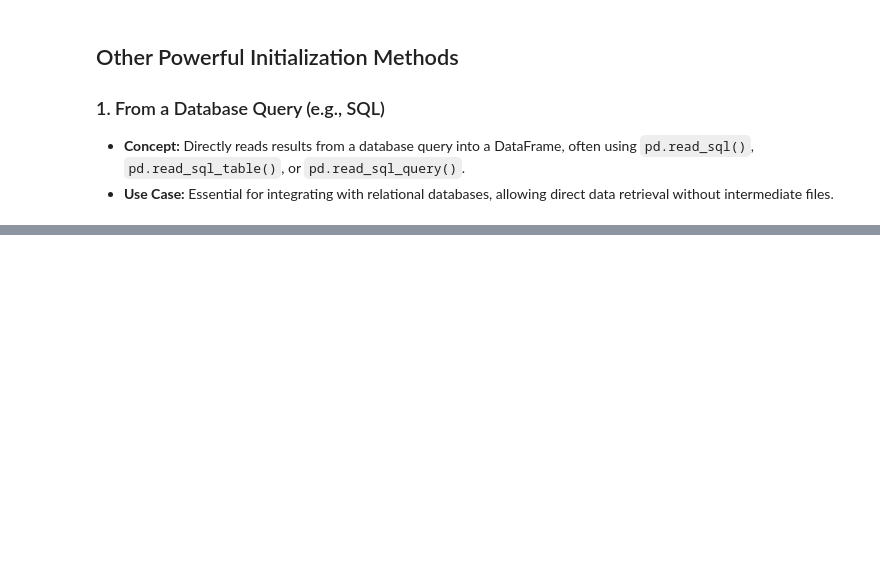
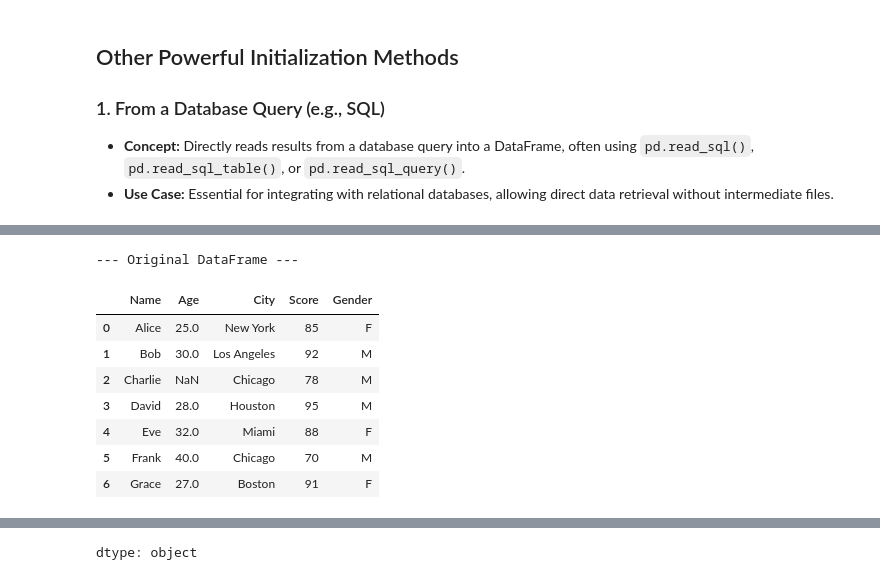
Before and after one commit to venkatbabukr/AllProjects, a Jupyter notebook: Scaler/Modules/Pandas_Buzz_Terms,_Nuances.ipynb, the cells around one changed output, grey strips where cells are left out. Cells and saved outputs as stored; diff of their text form; code cells hidden in the pictures; blank space fills up the shorter version.

```diff
--- a/Scaler/Modules/Pandas_Buzz_Terms,_Nuances.ipynb
+++ b/Scaler/Modules/Pandas_Buzz_Terms,_Nuances.ipynb
@@ -202,0 +619,79 @@ Index: []
+# %%
+import pandas as pd
+import numpy as np
+
+# Re-create the sample DataFrame for demonstration
+data = {
+    'Name': ['Alice', 'Bob', 'Charlie', 'David', 'Eve', 'Frank', 'Grace'],
+    'Age': [25, 30, np.nan, 28, 32, 40, 27],
+    'City': ['New York', 'Los Angeles', 'Chicago', 'Houston', 'Miami', 'Chicago', 'Boston'],
+    'Score': [85, 92, 78, 95, 88, 70, 91],
+    'Gender': ['F', 'M', 'M', 'M', 'F', 'M', 'F']
+}
+df = pd.DataFrame(data)
+
+print("--- Original DataFrame ---")
+display(df)
+print("\n" + "="*40 + "\n")
+
+# 1. Selecting Columns
+print("1.1 Selecting a single column ('Name'):")
+display(df['Name'])
+print("\n" + "-"*40 + "\n")
+
+print("1.2 Selecting multiple columns (['Name', 'City']):")
+display(df[['Name', 'City']])
+print("\n" + "="*40 + "\n")
+
+# 2. Selecting Rows by Label (`.loc[]`)
+print("2.1 Selecting a single row by index label (index 0):")
+display(df.loc[0])
+print("\n" + "-"*40 + "\n")
+
+print("2.2 Selecting multiple rows by index labels ([1, 3]):")
+display(df.loc[[1, 3]])
+print("\n" + "-"*40 + "\n")
+
+print("2.3 Selecting a slice of rows by index labels (0 to 2, inclusive):")
+display(df.loc[0:2])
+print("\n" + "-"*40 + "\n")
+
+print("2.4 Selecting specific rows and columns by label (rows 0,1, columns 'Name', 'Age'):")
+display(df.loc[0:1, ['Name', 'Age']])
+print("\n" + "="*40 + "\n")
+
+# 3. Selecting Rows by Position (`.iloc[]`)
+print("3.1 Selecting a single row by integer position (index 0):")
+display(df.iloc[0])
+print("\n" + "-"*40 + "\n")
+
+print("3.2 Selecting multiple rows by integer positions ([1, 3]):")
+display(df.iloc[[1, 3]])
+print("\n" + "-"*40 + "\n")
+
+print("3.3 Selecting a slice of rows by integer positions (0 up to but not including 3):")
+display(df.iloc[0:3])
+print("\n" + "-"*40 + "\n")
+
+print("3.4 Selecting specific rows and columns by integer position (rows 0,1, columns 0,1):")
+display(df.iloc[0:2, 0:2])
+print("\n" + "="*40 + "\n")
+
+# 4. Conditional Selection (Boolean Indexing)
+print("4.1 Selecting rows where 'Age' is greater than 30:")
+display(df[df['Age'] > 30])
+print("\n" + "-"*40 + "\n")
+
+print("4.2 Selecting rows where 'City' is 'Chicago' AND 'Score' is less than 80:")
+display(df[(df['City'] == 'Chicago') & (df['Score'] < 80)])
+print("\n" + "="*40 + "\n")
+# %% [output]
+--- Original DataFrame ---
+|  | Name | Age | City | Score | Gender |
+| 0 | Alice | 25.0 | New York | 85 | F |
+| 1 | Bob | 30.0 | Los Angeles | 92 | M |
+| 2 | Charlie | NaN | Chicago | 78 | M |
+| 3 | David | 28.0 | Houston | 95 | M |
+| 4 | Eve | 32.0 | Miami | 88 | F |
+| 5 | Frank | 40.0 | Chicago | 70 | M |
+| 6 | Grace | 27.0 | Boston | 91 | F |
@@ -202,0 +709 @@ Index: []
+dtype: object
```
Also changed, not shown: parts of 12 cells of this notebook.
